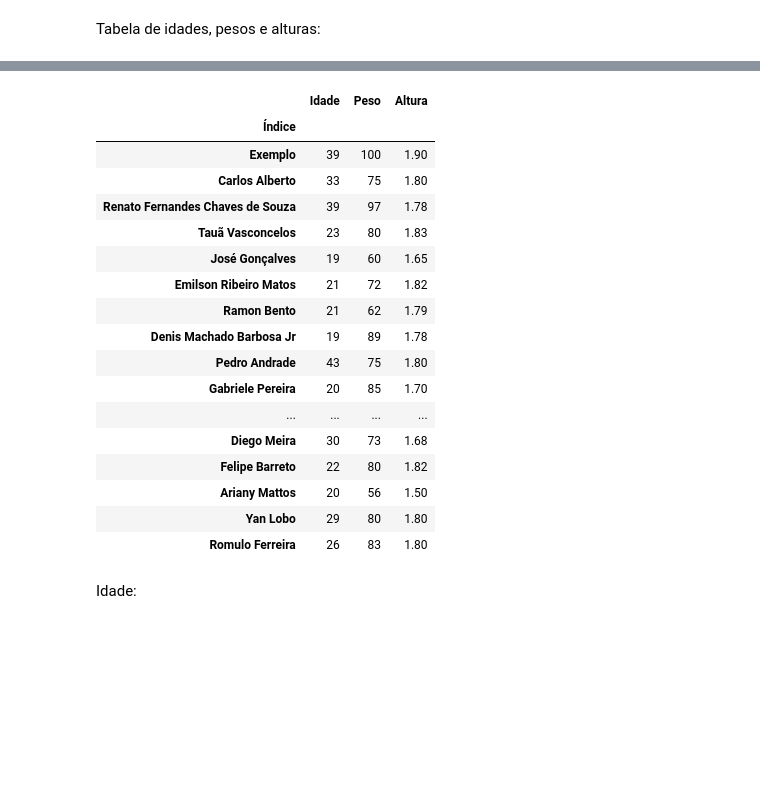
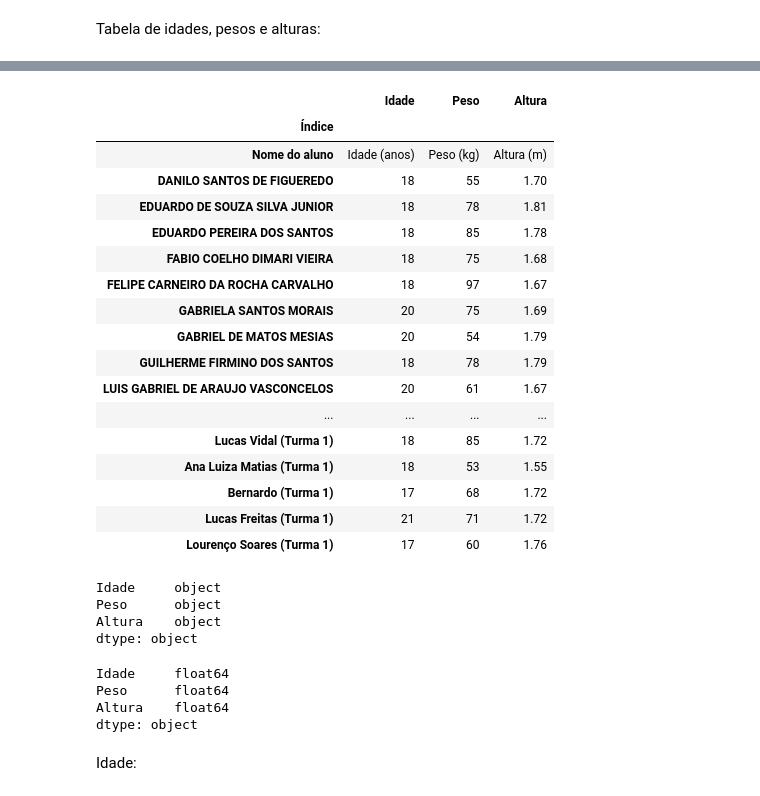
Before and after one commit to elizamelo/FisicaGeral, a Jupyter notebook: Aula01_Dados_da_Turma_2023.ipynb, the cells around one changed output, grey strips where cells are left out. Cells and saved outputs as stored; diff of their text form; code cells hidden in the pictures; blank space fills up the shorter version.

```diff
--- a/Aula01_Dados_da_Turma_2023.ipynb
+++ b/Aula01_Dados_da_Turma_2023.ipynb
@@ -31,24 +30,24 @@ Tabela de idades, pesos e alturas:
 #                            1.85, 1.78, 1.9 , 1.74, 1.85, 1.75, 1.67, 1.68, 1.82, 1.5 , 1.8 ,
 #                            1.8 ] )
 # %%
-df = pd.read_excel( "Dados-alunos-2023-1.xlsx", sheet_name="Dados da turma", usecols=[0,1,2,4], nrows=56, index_col=0, names=["Índice", "Idade", "Peso", "Altura"] )
+df = pd.read_csv( "Dados-alunos-2023-1.csv", usecols=[0,1,2,3], nrows=26, index_col=0, na_values=["0"],names=["Índice", "Idade", "Peso", "Altura"] )
 df
 # %% [output]
 |  | Idade | Peso | Altura |
 | Índice |  |  |  |
-| Exemplo | 39 | 100 | 1.90 |
-| Carlos Alberto | 33 | 75 | 1.80 |
-| Renato Fernandes Chaves de Souza | 39 | 97 | 1.78 |
-| Tauã Vasconcelos | 23 | 80 | 1.83 |
-| José Gonçalves | 19 | 60 | 1.65 |
-| Emilson Ribeiro Matos | 21 | 72 | 1.82 |
-| Ramon Bento | 21 | 62 | 1.79 |
-| Denis Machado Barbosa Jr | 19 | 89 | 1.78 |
-| Pedro Andrade | 43 | 75 | 1.80 |
-| Gabriele Pereira | 20 | 85 | 1.70 |
+| Nome do aluno | Idade (anos) | Peso (kg) | Altura (m) |
+| DANILO SANTOS DE FIGUEREDO | 18 | 55 | 1.70 |
+| EDUARDO DE SOUZA SILVA JUNIOR | 18 | 78 | 1.81 |
+| EDUARDO PEREIRA DOS SANTOS | 18 | 85 | 1.78 |
+| FABIO COELHO DIMARI VIEIRA | 18 | 75 | 1.68 |
+| FELIPE CARNEIRO DA ROCHA CARVALHO | 18 | 97 | 1.67 |
+| GABRIELA SANTOS MORAIS | 20 | 75 | 1.69 |
+| GABRIEL DE MATOS MESIAS | 20 | 54 | 1.79 |
+| GUILHERME FIRMINO DOS SANTOS | 18 | 78 | 1.79 |
+| LUIS GABRIEL DE ARAUJO VASCONCELOS | 20 | 61 | 1.67 |
 | ... | ... | ... | ... |
-| Diego Meira | 30 | 73 | 1.68 |
-| Felipe Barreto | 22 | 80 | 1.82 |
-| Ariany Mattos | 20 | 56 | 1.50 |
-| Yan Lobo | 29 | 80 | 1.80 |
-| Romulo Ferreira | 26 | 83 | 1.80 |
+| Lucas Vidal (Turma 1) | 18 | 85 | 1.72 |
+| Ana Luiza Matias (Turma 1) | 18 | 53 | 1.55 |
+| Bernardo (Turma 1) | 17 | 68 | 1.72 |
+| Lucas Freitas (Turma 1) | 21 | 71 | 1.72 |
+| Lourenço Soares (Turma 1) | 17 | 60 | 1.76 |
@@ -58,3 +54,23 @@ df
+# %%
+df.dtypes
+# %% [output]
+Idade     object
+Peso      object
+Altura    object
+dtype: object
+# %%
+#df['Idade'] = df['Idade'].astype('int64')
+df['Idade'] = pd.to_numeric(df['Idade'], errors='coerce')
+df.dtypes
+df["Peso"] = pd.to_numeric(df["Peso"], errors='coerce')
+df.dtypes
+df["Altura"] = pd.to_numeric(df["Altura"], errors='coerce')
+df.dtypes
+# %% [output]
+Idade     float64
+Peso      float64
+Altura    float64
+dtype: object
 # %% [markdown]
 Idade:
 # %%
```
Also changed, not shown: parts of 42 cells of this notebook.
